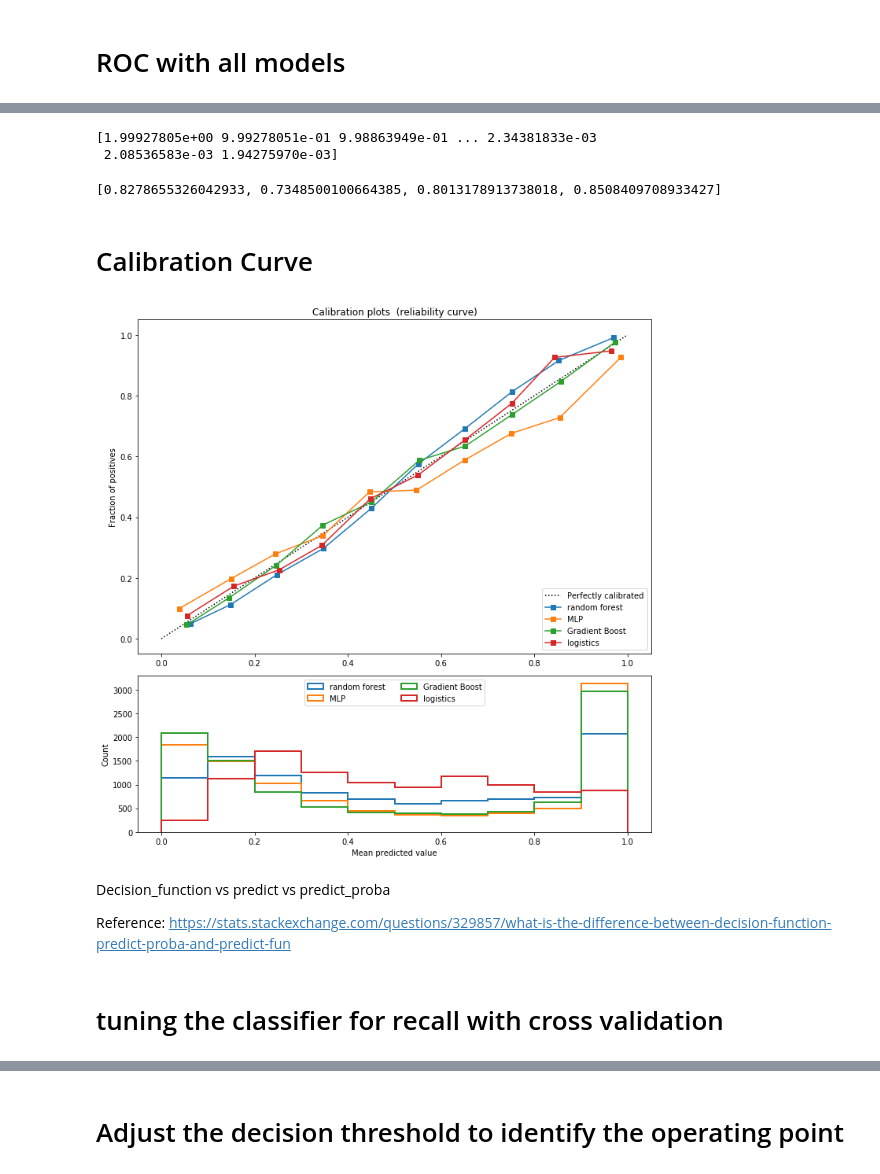
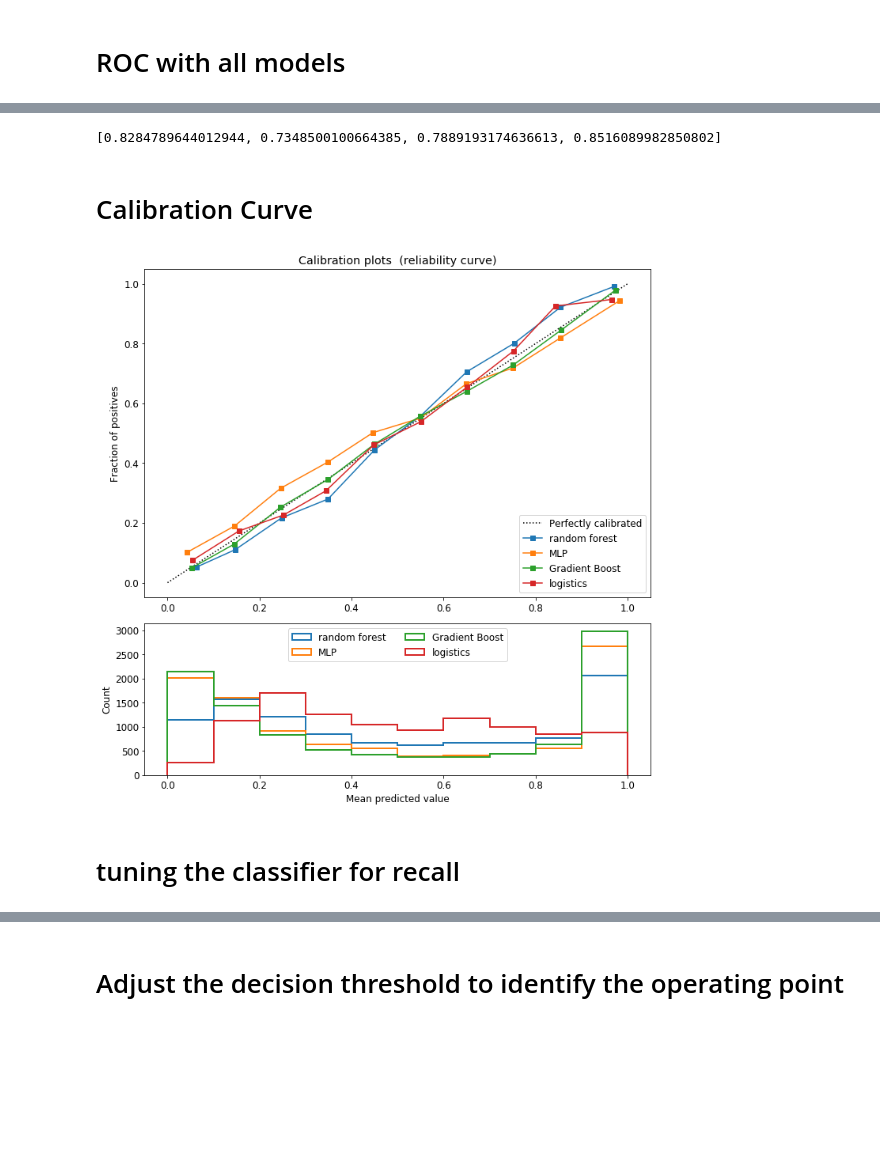
Before and after one commit to twbruce4/APM-Fraud-Detection-Project, a Jupyter notebook: Transactions data notebooks/preprocessing_models_roc.ipynb, the cells around one changed output, grey strips where cells are left out. Saved outputs shown, nothing was run; the diff lists cells and outputs as text; code cells hidden in the pictures; blank space fills up the shorter version.

```diff
--- a/Transactions data notebooks/preprocessing_models_roc.ipynb
+++ b/Transactions data notebooks/preprocessing_models_roc.ipynb
@@ -382,0 +404,11 @@ f1_score(y_val, y_pred)
+# %%
+lgb_clf = lgb.LGBMClassifier(objective = 'binary', boosting_type ='gbdt', metric = 'auc', learning_rate = 0.01,\
+                             num_leaves = 50, max_depth = -1, tree_learner = 'serial', colsample_bytree = 0.7,\
+                             subsample_freq = 1, subsample = 0.7, n_estimators = 2000, max_bin = 255, verbose = -1)
+
+lgb_clf.fit(x_train, y_train)
+
+probs = lgb_clf.predict_proba(x_val)
+preds = probs[:,1]
+fpr, tpr, threshold = metrics.roc_curve(y_val, preds)
+metrics.auc(fpr, tpr)
@@ -436,21 +470,21 @@ plt.figure(figsize = (10, 10))
 plt.xlabel('1 - Specificity')
 plt.ylabel('Sensitivity')
 x = 0
-for i in classifiers: #for each classifier
+for i in classifiers:
 
     label = {i}
 
     clf = i
 
-    clf.fit(x_train, y_train) #fit it to train data
+    clf.fit(x_train, y_train)
 
-    y_pred = clf.predict(x_val) #predict using validation set
-    y_score = clf.predict_proba(x_val) #ref: https://datascience.stackexchange.com/questions/22762/understanding-predict-proba-from-multioutputclassifier
+    y_pred = clf.predict(x_val)
+    y_score = clf.predict_proba(x_val)
 
-    score = f1_score(y_val, y_pred) #calculate f-1 score
+    score = f1_score(y_val, y_pred)
     f_scores.append(score)
 
-    fpr, tpr, thresholds = roc_curve(y_val, y_score[:,1])
+    fpr, tpr, _ = roc_curve(y_val, y_score[:,1])
 
     plt.plot(fpr, tpr, marker = '+', markersize = 2, label = label_list[x])
     x += 1
@@ -463,12 +497,7 @@ plt.show()
-# %%
-print(thresholds)
-# %% [output]
-[1.99927805e+00 9.99278051e-01 9.98863949e-01 ... 2.34381833e-03
- 2.08536583e-03 1.94275970e-03]
 # %%
 print(f_scores)
 # %% [output]
-[0.8278655326042933, 0.7348500100664385, 0.8013178913738018, 0.8508409708933427]
+[0.8284789644012944, 0.7348500100664385, 0.7889193174636613, 0.8516089982850802]
 # %% [markdown]
 # Calibration Curve
 # %%
@@ -482,47 +511,42 @@ ax1 = plt.subplot2grid((3, 1), (0, 0), rowspan=2)
 ax2 = plt.subplot2grid((3, 1), (2, 0))
 
 ax1.plot([0, 1], [0, 1], "k:", label="Perfectly calibrated")
-for clf, name in [(rf_clf, 'Random Forest'),
+for clf, name in [(rf_clf, 'random forest'),
                   (mlp_clf, 'MLP'),
                   (GB_clf, "Gradient Boost"),
-                  (log_clf, "Logistic")]:
+                  (log_clf, "logistics")]:
 
     clf.fit(x_train, y_train)
-    if hasattr(clf, "predict_proba"): #if the classifier can output probabalistic classes
+    if hasattr(clf, "predict_proba"):
         prob_pos = clf.predict_proba(x_val)[:, 1]
-    else:  # use decision function.
+    else:  # use decision function
         prob_pos = clf.decision_function(x_val)
         prob_pos = \
-            (prob_pos - prob_pos.min()) / (prob_pos.max() - prob_pos.min()) #Rescaling data to have values between 0 and 1.
-
+            (prob_pos - prob_pos.min()) / (prob_pos.max() - prob_pos.min())
     fraction_of_positives, mean_predicted_value = \
         calibration_curve(y_val, prob_pos, n_bins=10)
 
     ax1.plot(mean_predicted_value, fraction_of_positives, "s-",
              label="%s" % (name, ))
 
     ax2.hist(prob_pos, range=(0, 1), bins=10, label=name,
              histtype="step", lw=2)
 
 ax1.set_ylabel("Fraction of positives")
 ax1.set_ylim([-0.05, 1.05])
 ax1.legend(loc="lower right")
 ax1.set_title('Calibration plots  (reliability curve)')
 
 ax2.set_xlabel("Mean predicted value")
 ax2.set_ylabel("Count")
 ax2.legend(loc="upper center", ncol=2)
 
 plt.tight_layout()
 plt.show()
 # %% [output]
-[figure, old version]
+[figure, new version]
-# %% [markdown]
-Decision_function vs predict vs predict_proba
-
-Reference: https://stats.stackexchange.com/questions/329857/what-is-the-difference-between-decision-function-predict-proba-and-predict-fun
 # %% [markdown]
-# tuning the classifier for recall with cross validation
+# tuning the classifier for recall
 # %%
 # next two sections are from this article:
 # https://towardsdatascience.com/fine-tuning-a-classifier-in-scikit-learn-66e048c21e65
```
Also changed, not shown: parts of 25 cells of this notebook.
